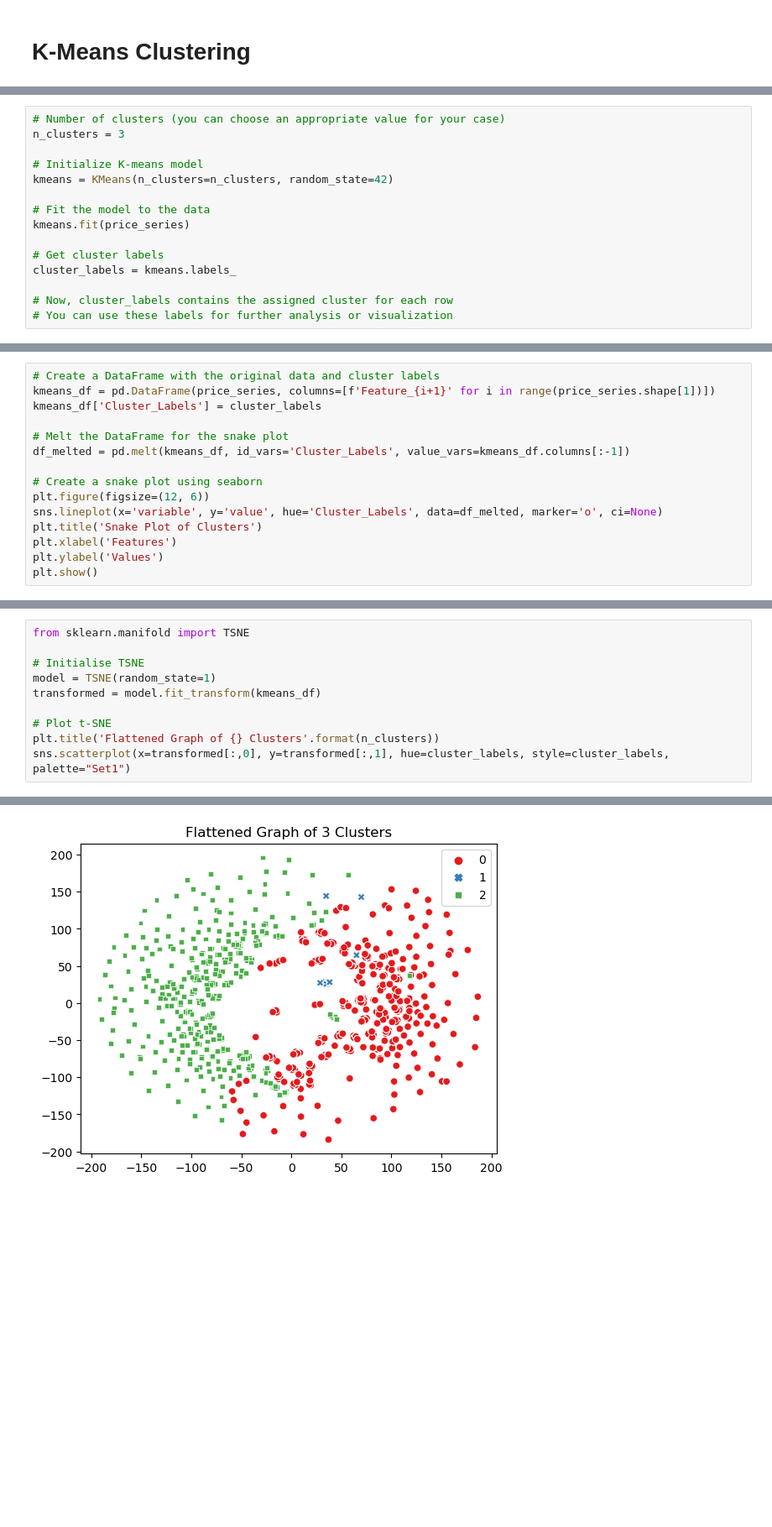
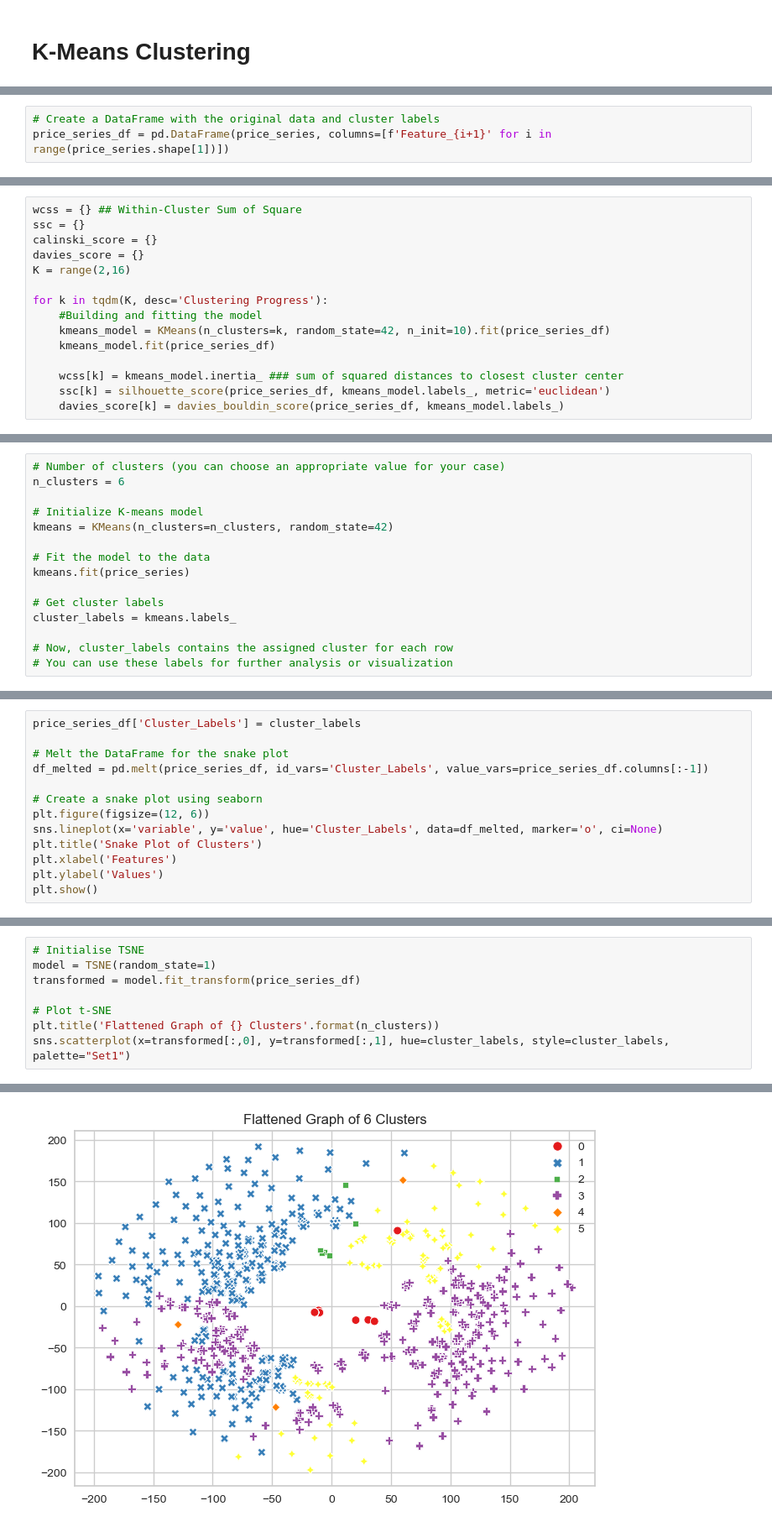
Before and after one commit to gbrosell/maroon-archers, a Jupyter notebook: 01SUAL_G01_clustering.ipynb, the cells around one changed output, grey strips where cells are left out. Shown at 84% size. Drawn from its saved outputs; the diff is of its cells as text; blank space fills up the shorter version.

Commit message:
Added normalization, methods for identifying clusters, and cluster visualizations - snake plot, tsne, countplot

```diff
--- a/01SUAL_G01_clustering.ipynb
+++ b/01SUAL_G01_clustering.ipynb
@@ -263,0 +321,3 @@ array([[-10000.  , -10000.  , -10000.  , ...,   4638.61,   4638.61,
+# %%
+# Create a DataFrame with the original data and cluster labels
+price_series_df = pd.DataFrame(price_series, columns=[f'Feature_{i+1}' for i in range(price_series.shape[1])])
@@ -263,0 +335,15 @@ array([[-10000.  , -10000.  , -10000.  , ...,   4638.61,   4638.61,
+# %%
+wcss = {} ## Within-Cluster Sum of Square
+ssc = {}
+calinski_score = {}
+davies_score = {}
+K = range(2,16)
+
+for k in tqdm(K, desc='Clustering Progress'):
+    #Building and fitting the model
+    kmeans_model = KMeans(n_clusters=k, random_state=42, n_init=10).fit(price_series_df)
+    kmeans_model.fit(price_series_df)
+
+    wcss[k] = kmeans_model.inertia_ ### sum of squared distances to closest cluster center
+    ssc[k] = silhouette_score(price_series_df, kmeans_model.labels_, metric='euclidean')
+    davies_score[k] = davies_bouldin_score(price_series_df, kmeans_model.labels_)
@@ -264,6 +430,6 @@ array([[-10000.  , -10000.  , -10000.  , ...,   4638.61,   4638.61,
 # %%
 # Number of clusters (you can choose an appropriate value for your case)
-n_clusters = 3
+n_clusters = 6
 
 # Initialize K-means model
 kmeans = KMeans(n_clusters=n_clusters, random_state=42)
@@ -279,10 +447,8 @@ cluster_labels = kmeans.labels_
 # %%
-# Create a DataFrame with the original data and cluster labels
-kmeans_df = pd.DataFrame(price_series, columns=[f'Feature_{i+1}' for i in range(price_series.shape[1])])
-kmeans_df['Cluster_Labels'] = cluster_labels
+price_series_df['Cluster_Labels'] = cluster_labels
 
 # Melt the DataFrame for the snake plot
-df_melted = pd.melt(kmeans_df, id_vars='Cluster_Labels', value_vars=kmeans_df.columns[:-1])
+df_melted = pd.melt(price_series_df, id_vars='Cluster_Labels', value_vars=price_series_df.columns[:-1])
 
 # Create a snake plot using seaborn
 plt.figure(figsize=(12, 6))
@@ -299,9 +467,7 @@ The `ci` parameter is deprecated. Use `errorbar=None` for the same effect.
 # %%
-from sklearn.manifold import TSNE
-
 # Initialise TSNE
 model = TSNE(random_state=1)
-transformed = model.fit_transform(kmeans_df)
+transformed = model.fit_transform(price_series_df)
 
 # Plot t-SNE
 plt.title('Flattened Graph of {} Clusters'.format(n_clusters))
@@ -311 +477 @@ sns.scatterplot(x=transformed[:,0], y=transformed[:,1], hue=cluster_labels, styl
-[figure, old version]
+[figure, new version]
```
Also changed, not shown: parts of 28 cells of this notebook.
